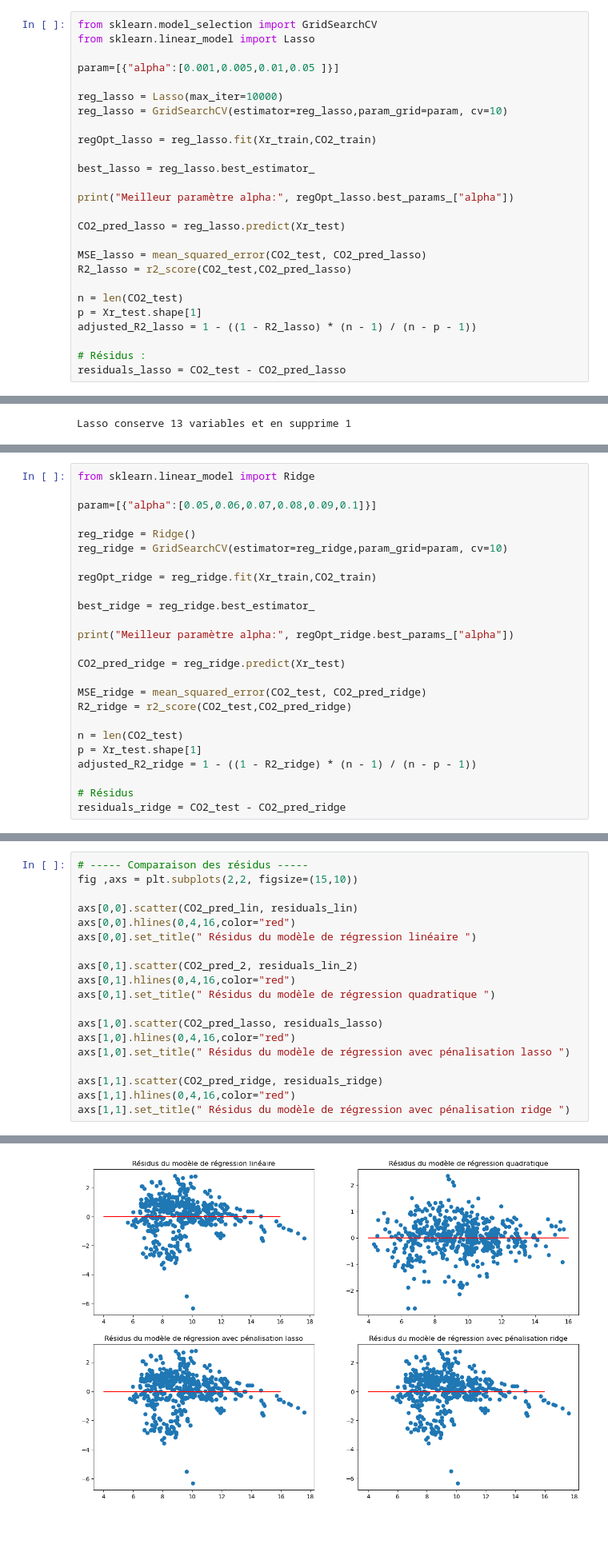
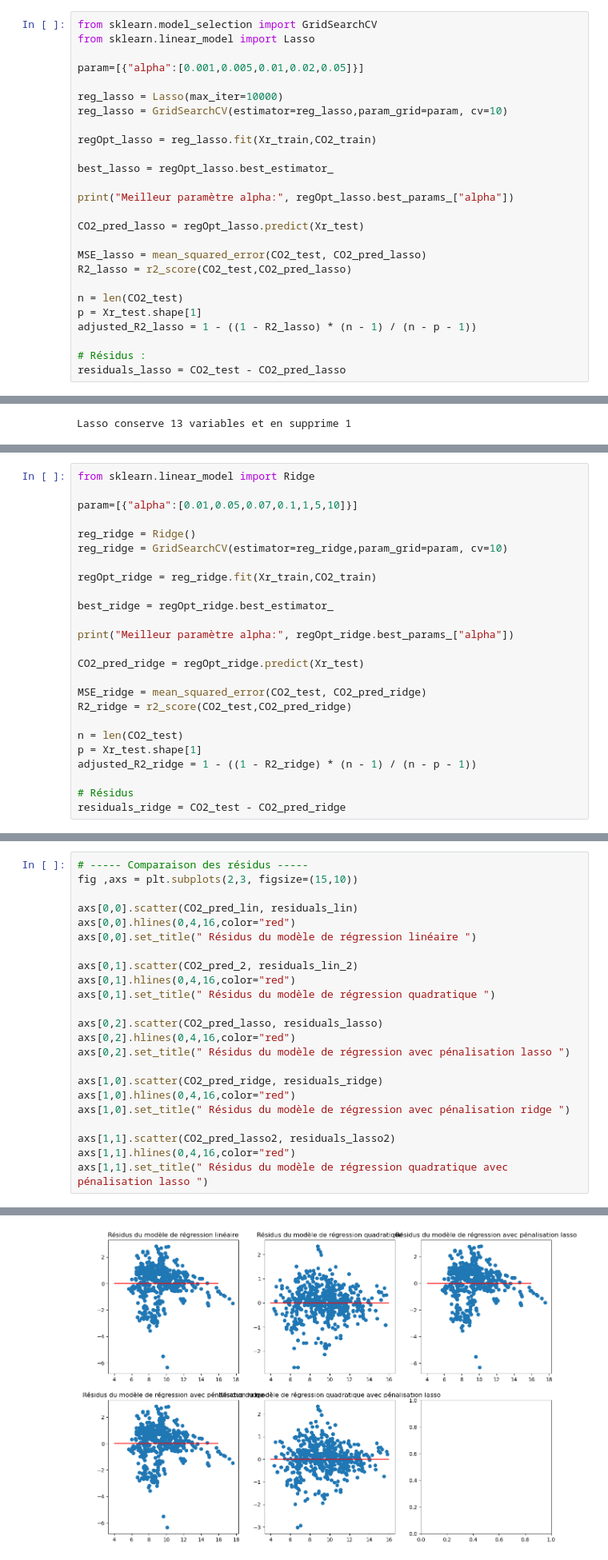
Before and after one commit to PaolaDeTruchis/MachineLearning, a Jupyter notebook: Projet_ML_Python.ipynb, the cells around one changed output, grey strips where cells are left out. Shown at 80% size. Saved outputs shown, nothing was run; the diff lists cells and outputs as text; blank space fills up the shorter version.

Commit message:
Add files via upload
Reseau de neurones + debut redaction hyperparametres + debug SVR + debug Lasso Quadratique

```diff
--- a/Projet_ML_Python.ipynb
+++ b/Projet_ML_Python.ipynb
@@ -636,18 +640,18 @@ residuals_lin_2 = CO2_test - CO2_pred_2
 from sklearn.model_selection import GridSearchCV
 from sklearn.linear_model import Lasso
 
-param=[{"alpha":[0.001,0.005,0.01,0.05 ]}]
+param=[{"alpha":[0.001,0.005,0.01,0.02,0.05]}]
 
 reg_lasso = Lasso(max_iter=10000)
 reg_lasso = GridSearchCV(estimator=reg_lasso,param_grid=param, cv=10)
 
 regOpt_lasso = reg_lasso.fit(Xr_train,CO2_train)
 
-best_lasso = reg_lasso.best_estimator_
+best_lasso = regOpt_lasso.best_estimator_
 
 print("Meilleur paramètre alpha:", regOpt_lasso.best_params_["alpha"])
 
-CO2_pred_lasso = reg_lasso.predict(Xr_test)
+CO2_pred_lasso = regOpt_lasso.predict(Xr_test)
 
 MSE_lasso = mean_squared_error(CO2_test, CO2_pred_lasso)
 R2_lasso = r2_score(CO2_test,CO2_pred_lasso)
@@ -742,18 +779,18 @@ AttributeError: 'Pipeline' object has no attribute 'coef_'
 # %%
 from sklearn.linear_model import Ridge
 
-param=[{"alpha":[0.05,0.06,0.07,0.08,0.09,0.1]}]
+param=[{"alpha":[0.01,0.05,0.07,0.1,1,5,10]}]
 
 reg_ridge = Ridge()
 reg_ridge = GridSearchCV(estimator=reg_ridge,param_grid=param, cv=10)
 
 regOpt_ridge = reg_ridge.fit(Xr_train,CO2_train)
 
-best_ridge = reg_ridge.best_estimator_
+best_ridge = regOpt_ridge.best_estimator_
 
 print("Meilleur paramètre alpha:", regOpt_ridge.best_params_["alpha"])
 
-CO2_pred_ridge = reg_ridge.predict(Xr_test)
+CO2_pred_ridge = regOpt_ridge.predict(Xr_test)
 
 MSE_ridge = mean_squared_error(CO2_test, CO2_pred_ridge)
 R2_ridge = r2_score(CO2_test,CO2_pred_ridge)
@@ -817,7 +857,7 @@ On observe que la meilleure MSE est celle du modèle linéaire et celle avec pé
 De même, les meilleurs R2 sont ceux des modèles Linéaire et avec pénalisation Ridge.
 # %%
 # ----- Comparaison des résidus -----
-fig ,axs = plt.subplots(2,2, figsize=(15,10))
+fig ,axs = plt.subplots(2,3, figsize=(15,10))
 
 axs[0,0].scatter(CO2_pred_lin, residuals_lin)
 axs[0,0].hlines(0,4,16,color="red")
@@ -827,11 +867,15 @@ axs[0,1].scatter(CO2_pred_2, residuals_lin_2)
 axs[0,1].hlines(0,4,16,color="red")
 axs[0,1].set_title(" Résidus du modèle de régression quadratique ")
 
-axs[1,0].scatter(CO2_pred_lasso, residuals_lasso)
+axs[0,2].scatter(CO2_pred_lasso, residuals_lasso)
+axs[0,2].hlines(0,4,16,color="red")
+axs[0,2].set_title(" Résidus du modèle de régression avec pénalisation lasso ")
+
+axs[1,0].scatter(CO2_pred_ridge, residuals_ridge)
 axs[1,0].hlines(0,4,16,color="red")
-axs[1,0].set_title(" Résidus du modèle de régression avec pénalisation lasso ")
+axs[1,0].set_title(" Résidus du modèle de régression avec pénalisation ridge ")
 
-axs[1,1].scatter(CO2_pred_ridge, residuals_ridge)
+axs[1,1].scatter(CO2_pred_lasso2, residuals_lasso2)
 axs[1,1].hlines(0,4,16,color="red")
-axs[1,1].set_title(" Résidus du modèle de régression avec pénalisation ridge ")
+axs[1,1].set_title(" Résidus du modèle de régression quadratique avec pénalisation lasso ")
 # %% [output]
@@ -839,4 +883,4 @@ Text(0.5, 1.0, ' Résidus du modèle de régression avec pénalisation ridge ')
-[figure, old version]
+[figure, new version]
 # %% [markdown]
 En regardant les résidus on ne voit pas beaucoup de différences entre les différents modèles.
 
```
Also changed, not shown: parts of 35 cells of this notebook.
